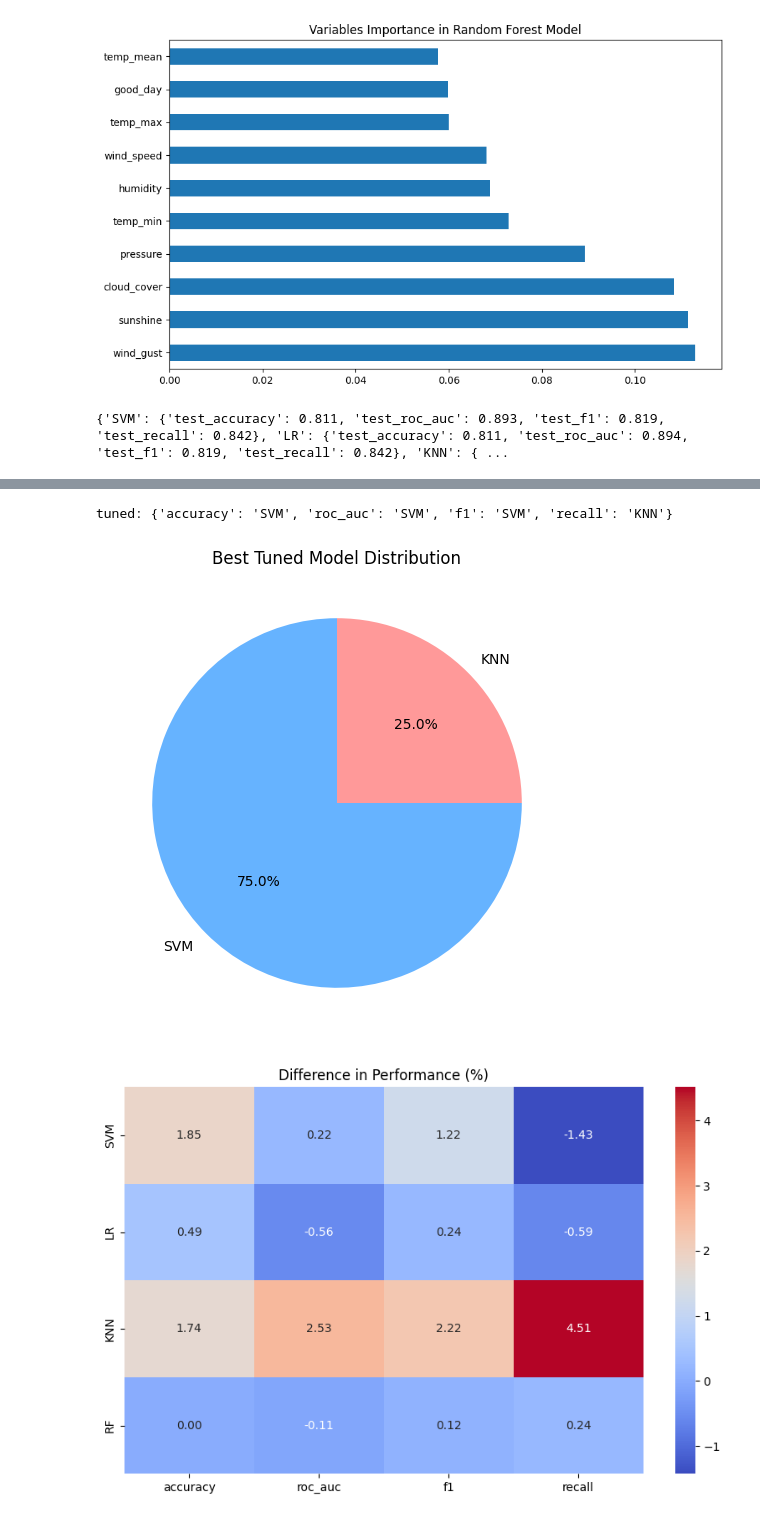
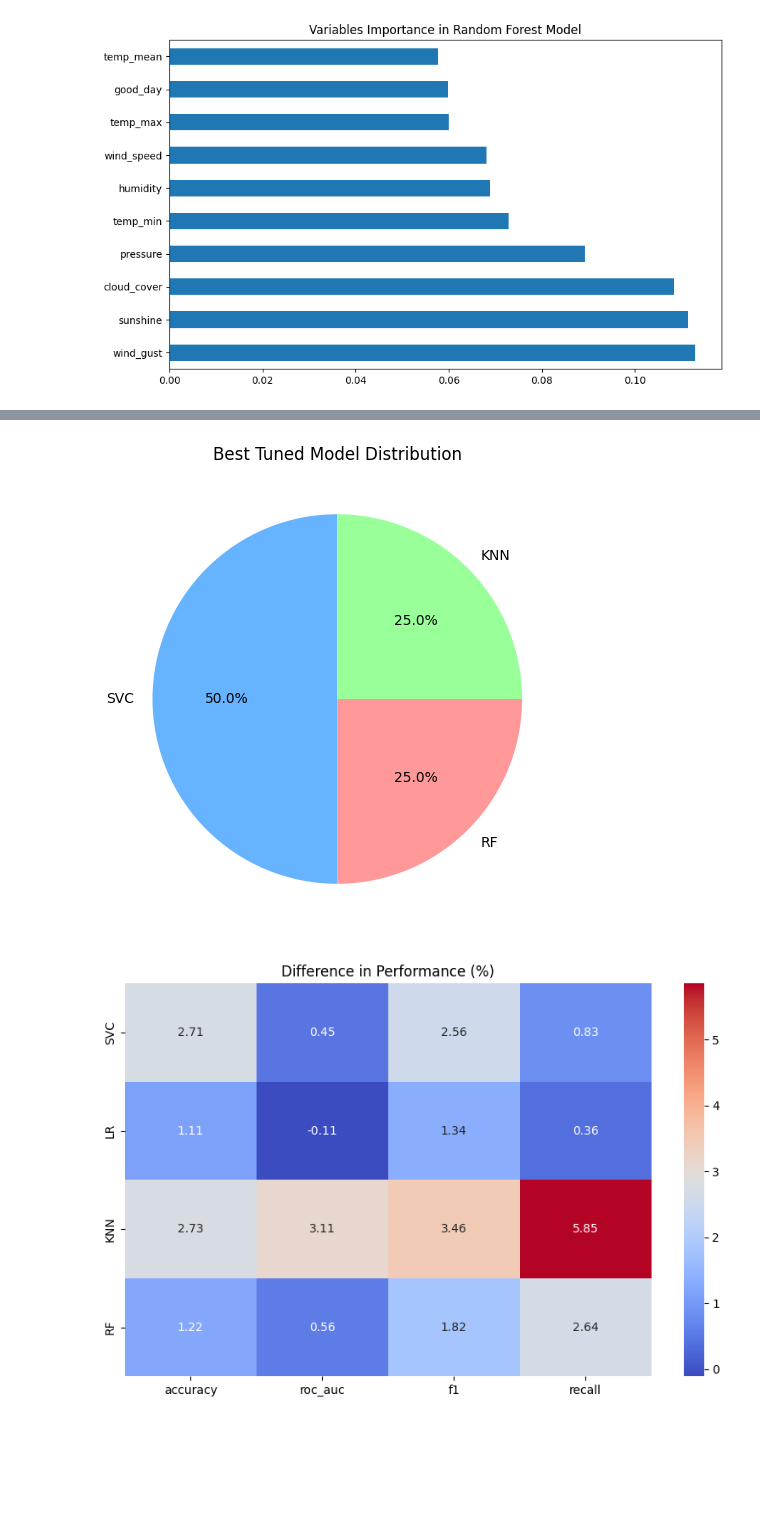
Before and after one commit to Nenne2000/MLDA_Project, a Jupyter notebook: MLDA_cv.ipynb, the cells around one changed output, grey strips where cells are left out. Drawn from its saved outputs; the diff is of its cells as text; code cells hidden in the pictures; blank space fills up the shorter version.

```diff
--- a/MLDA_cv.ipynb
+++ b/MLDA_cv.ipynb
@@ -683,18 +683,40 @@ plt.show()
 # %% [output]
 [figure]
 # %%
-print(metrics)
+data = {
+    'accuracy': [0.811, 0.811, 0.805, 0.821],
+    'roc_auc': [0.893, 0.894, 0.868, 0.896],
+    'f1': [0.819, 0.819, 0.810, 0.825],
+    'recall': [0.842, 0.842, 0.820, 0.832]
+}
+
+index = ['SVC', 'LR', 'KNN', 'RF']
+
+metrics_df = pd.DataFrame(data, index=index)
+
+data = {
+    'accuracy': [0.833, 0.820, 0.827, 0.831],
+    'roc_auc': [0.897, 0.893, 0.895, 0.901],
+    'f1': [0.840, 0.830, 0.838, 0.840],
+    'recall': [0.849, 0.845, 0.868, 0.854]
+}
+
+index = ['SVC', 'LR', 'KNN', 'RF']
+
+metrics_tuned_df = pd.DataFrame(data, index=index)
+
+# print(metrics)
 # plot a bar plot from the metrics dictionary
-metrics_df = pd.DataFrame(metrics).T
-metrics_df.columns = ['accuracy', 'roc_auc', 'f1', 'recall']
+# metrics_df = pd.DataFrame(metrics).T
+# metrics_df.columns = ['accuracy', 'roc_auc', 'f1', 'recall']
 metrics_df.plot(kind='bar', figsize=(10,6))
 plt.title('Non Tuned Models Performance')
 plt.grid(axis='y')
 plt.show()
 
 # plot a bar plot from the metrics_tuned dictionary
-metrics_tuned_df = pd.DataFrame(metrics_tuned).T
-metrics_tuned_df.columns = ['accuracy', 'roc_auc', 'f1', 'recall']
+# metrics_tuned_df = pd.DataFrame(metrics_tuned).T
+# metrics_tuned_df.columns = ['accuracy', 'roc_auc', 'f1', 'recall']
 metrics_tuned_df.plot(kind='bar', figsize=(10,6))
 plt.title('Tuned Models Performance')
 plt.grid(axis='y')
@@ -738,5 +760,4 @@ sns.heatmap(diff, annot=True, fmt='.2f', cmap='coolwarm')
 plt.title('Difference in Performance (%)')
 plt.show()
 # %% [output]
-{'SVM': {'test_accuracy': 0.811, 'test_roc_auc': 0.893, 'test_f1': 0.819, 'test_recall': 0.842}, 'LR': {'test_accuracy': 0.811, 'test_roc_auc': 0.894, 'test_f1': 0.819, 'test_recall': 0.842}, 'KNN': { ...
 [figure]
@@ -761,3 +783,2 @@ non tuned: {'accuracy': 'RF', 'roc_auc': 'RF', 'f1': 'RF', 'recall': 'SVM'}
-tuned: {'accuracy': 'SVM', 'roc_auc': 'SVM', 'f1': 'SVM', 'recall': 'KNN'}
-[figure, old version]
+[figure, new version]
-[figure, old version]
+[figure, new version]
```
Also changed, not shown: parts of 2 cells of this notebook.
